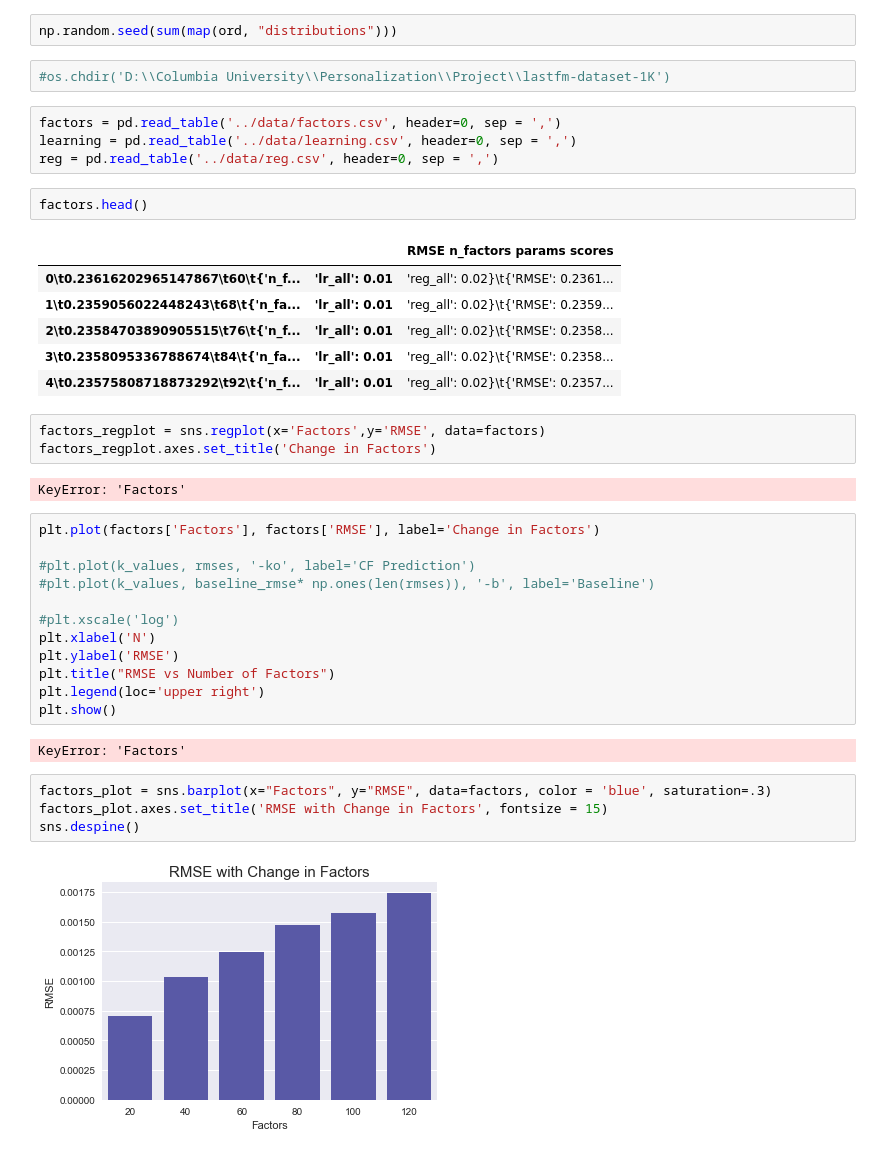
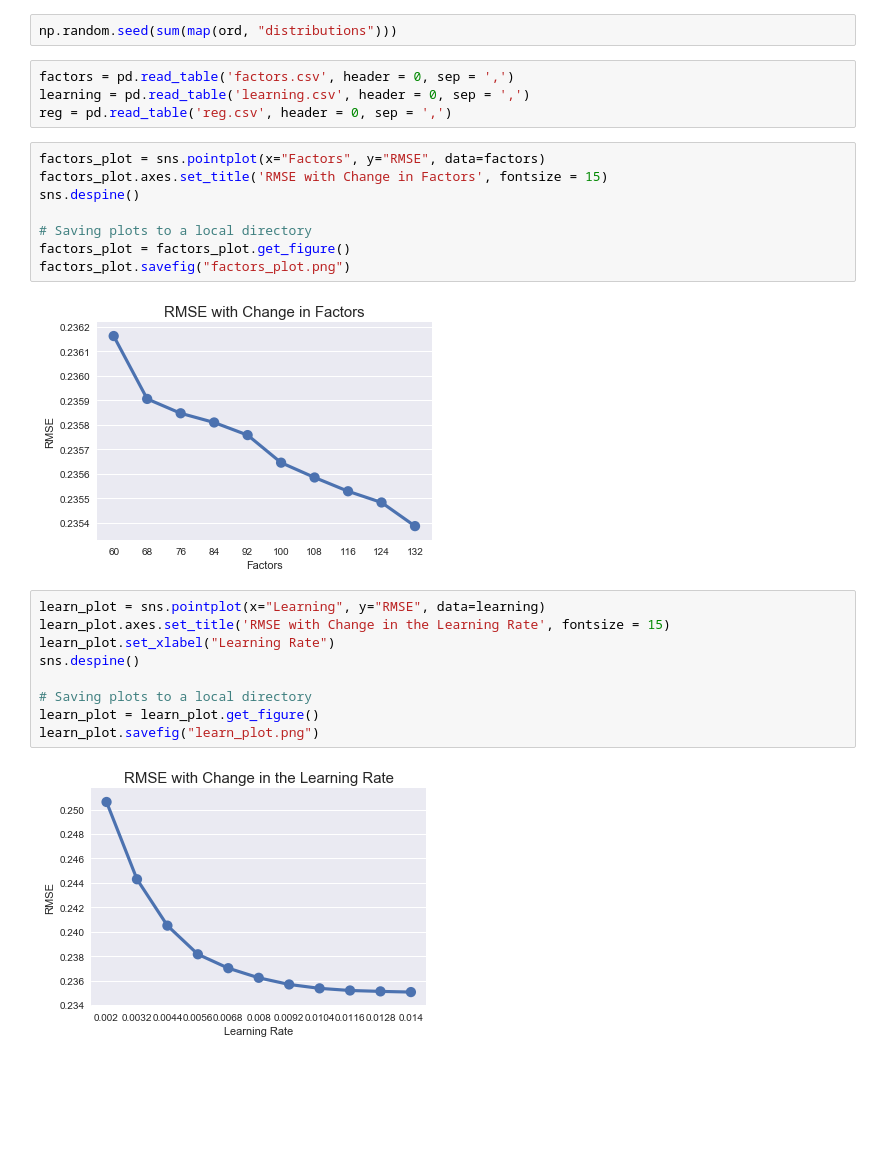
Before and after one commit to adarshchavakula/PersonalizationProject, a Jupyter notebook: code/SVD GridSearch Plots.ipynb, the cells around one changed output. Drawn from its saved outputs; the diff is of its cells as text; blank space fills up the shorter version.

Commit message:
final updates to plots

```diff
--- a/code/SVD GridSearch Plots.ipynb
+++ b/code/SVD GridSearch Plots.ipynb
@@ -11,44 +11,29 @@ import seaborn as sns
 sns.set(color_codes=True)
 # %%
 np.random.seed(sum(map(ord, "distributions")))
-# %%
-#os.chdir('D:\\Columbia University\\Personalization\\Project\\lastfm-dataset-1K')
 # %%
-factors = pd.read_table('../data/factors.csv', header=0, sep = ',')
-learning = pd.read_table('../data/learning.csv', header=0, sep = ',')
-reg = pd.read_table('../data/reg.csv', header=0, sep = ',')
+factors = pd.read_table('factors.csv', header = 0, sep = ',')
+learning = pd.read_table('learning.csv', header = 0, sep = ',')
+reg = pd.read_table('reg.csv', header = 0, sep = ',')
-# %%
-factors.head()
-# %% [output]
-|  |  | RMSE n_factors params scores |
-| 0\t0.23616202965147867\t60\t{'n_f... | 'lr_all': 0.01 | 'reg_all': 0.02}\t{'RMSE': 0.2361... |
-| 1\t0.2359056022448243\t68\t{'n_fa... | 'lr_all': 0.01 | 'reg_all': 0.02}\t{'RMSE': 0.2359... |
-| 2\t0.23584703890905515\t76\t{'n_f... | 'lr_all': 0.01 | 'reg_all': 0.02}\t{'RMSE': 0.2358... |
-| 3\t0.2358095336788674\t84\t{'n_fa... | 'lr_all': 0.01 | 'reg_all': 0.02}\t{'RMSE': 0.2358... |
-| 4\t0.23575808718873292\t92\t{'n_f... | 'lr_all': 0.01 | 'reg_all': 0.02}\t{'RMSE': 0.2357... |
 # %%
-factors_regplot = sns.regplot(x='Factors',y='RMSE', data=factors)
-factors_regplot.axes.set_title('Change in Factors')
+factors_plot = sns.pointplot(x="Factors", y="RMSE", data=factors)
+factors_plot.axes.set_title('RMSE with Change in Factors', fontsize = 15)
+sns.despine()
+
+# Saving plots to a local directory
+factors_plot = factors_plot.get_figure()
+factors_plot.savefig("factors_plot.png")
 # %% [output]
-KeyError: 'Factors'
+[figure, added]
-# %%
-plt.plot(factors['Factors'], factors['RMSE'], label='Change in Factors')
-
-#plt.plot(k_values, rmses, '-ko', label='CF Prediction')
-#plt.plot(k_values, baseline_rmse* np.ones(len(rmses)), '-b', label='Baseline')
-
-#plt.xscale('log')
-plt.xlabel('N')
-plt.ylabel('RMSE')
-plt.title("RMSE vs Number of Factors")
-plt.legend(loc='upper right')
-plt.show()
-# %% [output]
-KeyError: 'Factors'
 # %%
-factors_plot = sns.barplot(x="Factors", y="RMSE", data=factors, color = 'blue', saturation=.3)
-factors_plot.axes.set_title('RMSE with Change in Factors', fontsize = 15)
+learn_plot = sns.pointplot(x="Learning", y="RMSE", data=learning)
+learn_plot.axes.set_title('RMSE with Change in the Learning Rate', fontsize = 15)
+learn_plot.set_xlabel("Learning Rate")
 sns.despine()
+
+# Saving plots to a local directory
+learn_plot = learn_plot.get_figure()
+learn_plot.savefig("learn_plot.png")
 # %% [output]
-[figure, old version]
+[figure, new version]
 # %%
```
Also changed, not shown: parts of 2 cells of this notebook.
